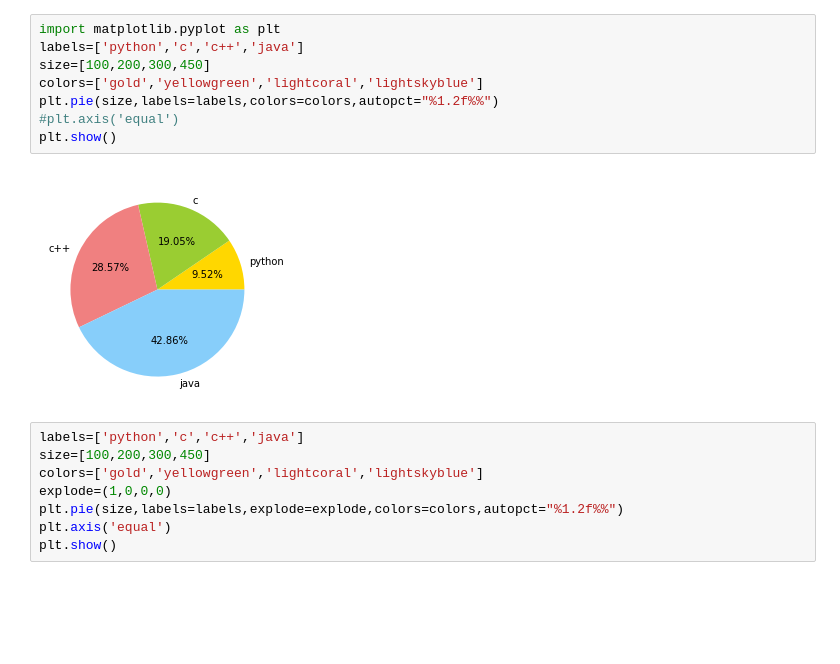
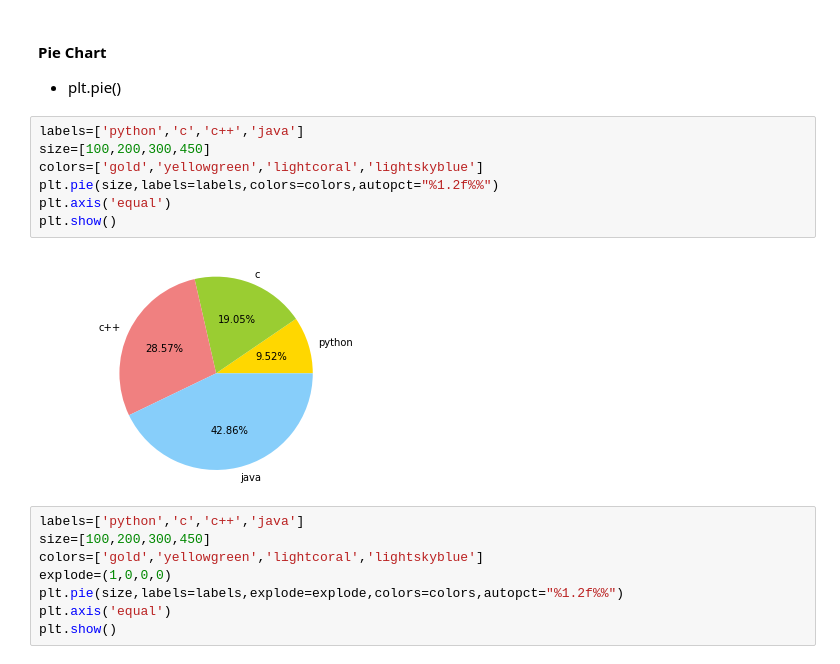
Before and after one commit to GAlekhya123/Python-FDP, a Jupyter notebook: mat&sea.ipynb, the cells around one changed output. Cells and saved outputs as stored; diff of their text form; blank space fills up the shorter version.

```diff
--- a/mat&sea.ipynb
+++ b/mat&sea.ipynb
@@ -21,13 +428,15 @@ plt.bar(sub, c2, bottom = c2, fill = False, hatch = '.', linestyle = '-.')
+# %% [markdown]
+#### Pie Chart
+ - plt.pie()
 # %%
-import matplotlib.pyplot as plt
 labels=['python','c','c++','java']
 size=[100,200,300,450]
 colors=['gold','yellowgreen','lightcoral','lightskyblue']
 plt.pie(size,labels=labels,colors=colors,autopct="%1.2f%%")
-#plt.axis('equal')
+plt.axis('equal')
 plt.show()
 # %% [output]
-[figure, old version]
+[figure, new version]
 # %%
 labels=['python','c','c++','java']
 size=[100,200,300,450]
```
Also changed, not shown: parts of 92 cells of this notebook.
